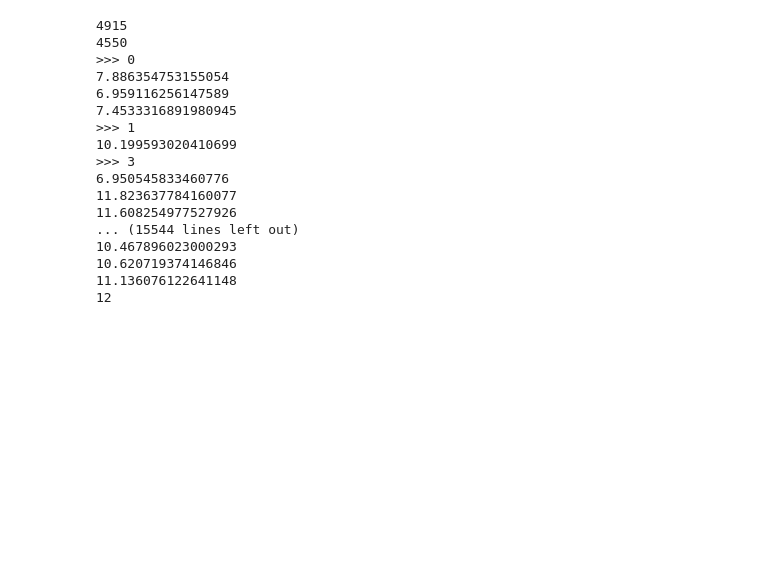
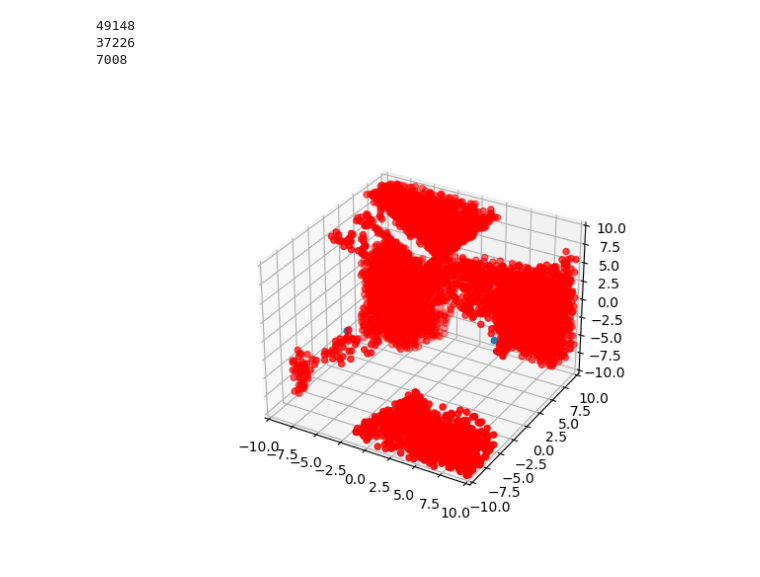
Before and after one commit to uibcdf/LinDelInt, a Jupyter notebook: docs/ldi_3D.ipynb, the cells around one changed output. Drawn from its saved outputs; the diff is of its cells as text; code cells hidden in the pictures; blank space fills up the shorter version.

```diff
--- a/docs/ldi_3D.ipynb
+++ b/docs/ldi_3D.ipynb
@@ -20,7 +20,7 @@ vertices[1]=[-5, -5, 0]
 vertices[2]=[7, 0, 0]
 vertices[3]=[0, 0, 7]
 # %%
-n_points = 5000
+n_points = 50000
 points = np.random.uniform(-10, 10, (n_points, 3))
 # %%
 fig = plt.figure()
@@ -39,22 +37,8 @@ plt.show()
 # %%
 interpolator = ldi.Interpolator(vertices, v_vertices)
 # %%
-v_points = interpolator.do_your_thing(points)
+va = interpolator.do_your_thing(points)
 # %% [output]
-4915
-4550
->>> 0
-7.886354753155054
-6.959116256147589
-7.4533316891980945
->>> 1
-10.199593020410699
->>> 3
-6.950545833460776
-11.823637784160077
-11.608254977527926
-... (15544 lines left out)
-10.467896023000293
-10.620719374146846
-11.136076122641148
-12
+49148
+37226
+7008
@@ -62,0 +45,14 @@ v_points
+# %%
+fig = plt.figure()
+ax = fig.add_subplot(111, projection='3d')
+ax.scatter(vertices[:,0], vertices[:,1], vertices[:,2])
+
+ax.scatter(points[va,0], points[va,1], points[va,2], color='r')
+
+ax.axes.set_xlim3d(-10, 10)
+ax.axes.set_ylim3d(-10, 10)
+ax.axes.set_zlim3d(-10, 10)
+
+plt.show()
+# %% [output]
+[figure, added]
```
Also changed, not shown: parts of 2 cells of this notebook, 1 other file.
